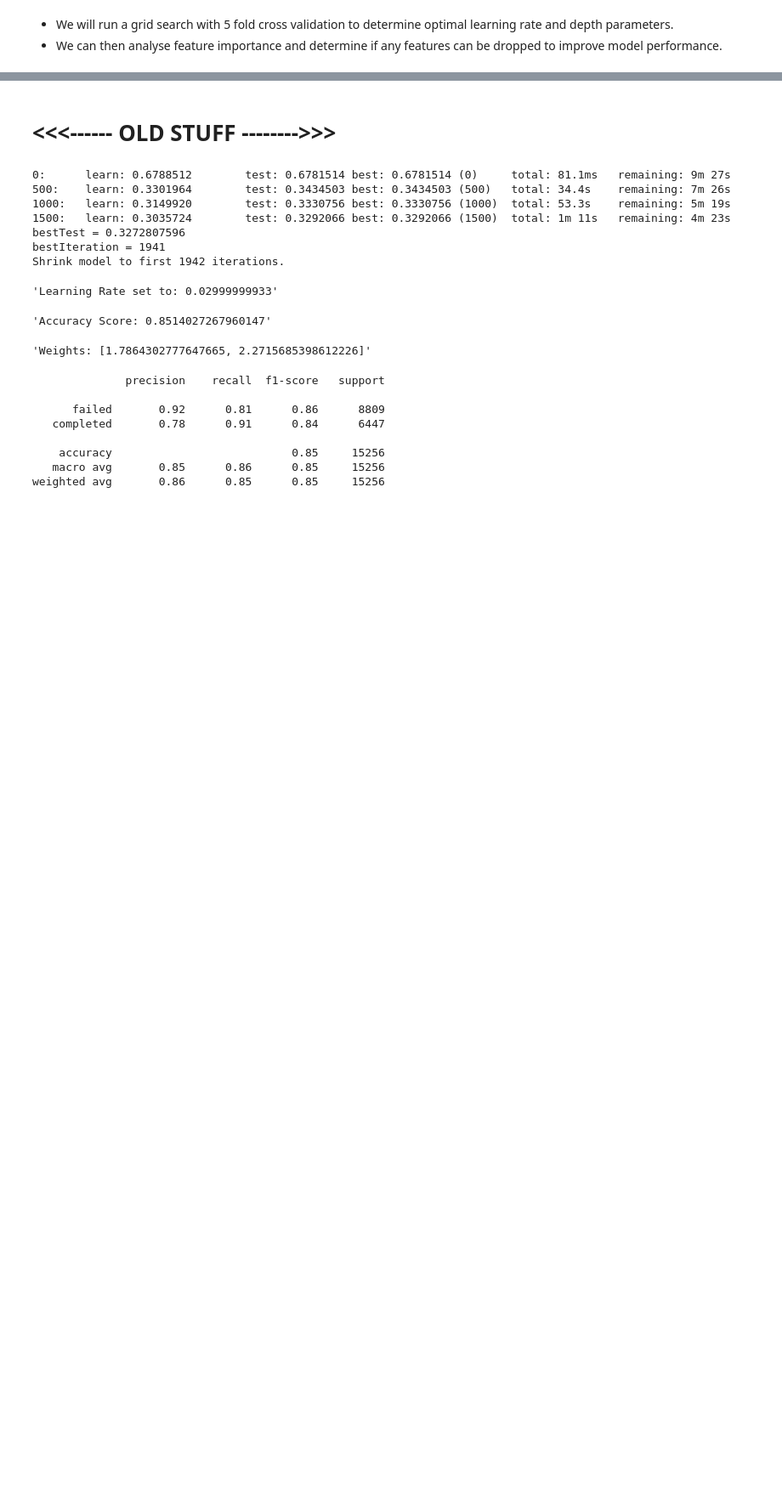
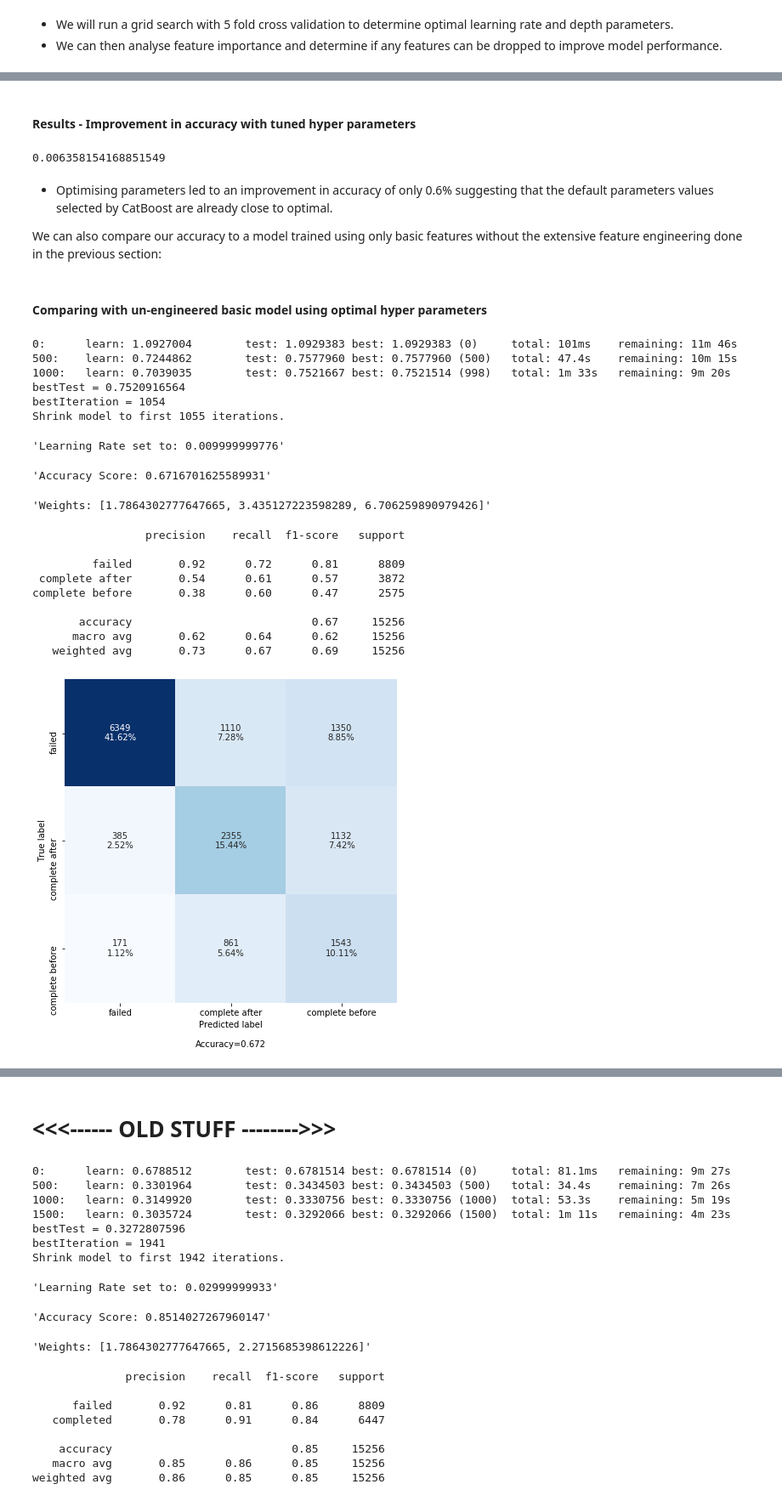
Before and after one commit to GarethEgerton/Starbucks_Udacity, a Jupyter notebook: notebooks/exploratory/4. Grid_Search_NEW.ipynb, the cells around one changed output, grey strips where cells are left out. Shown at 85% size. Cells and saved outputs as stored; diff of their text form; code cells hidden in the pictures; blank space fills up the shorter version.

```diff
--- a/notebooks/exploratory/4. Grid_Search_NEW.ipynb
+++ b/notebooks/exploratory/4. Grid_Search_NEW.ipynb
@@ -298,0 +493,45 @@ gridsearch_early_stopping(cv, X_train, y_train, folds, grid, cat_features=cat_fe
+# %% [markdown]
+#### Results - Improvement in accuracy with tuned hyper parameters
+# %%
+accuracy_improvement = 0.7166360776088097 - 0.7102779234399581
+accuracy_improvement
+# %% [output]
+0.006358154168851549
+# %% [markdown]
+* Optimising parameters led to an improvement in accuracy of only 0.6% suggesting that the default parameters values selected by CatBoost are already close to optimal.
+
+We can also compare our accuracy to a model trained using only basic features without the extensive feature engineering done in the previous section:
+# %% [markdown]
+#### Comparing with un-engineered basic model using optimal hyper parameters
+# %%
+complete_from_view = {'completed_not_viewed': 2,
+                    'completed_before_viewed': 2,
+                    'complete_anyway': 1,
+                    'completed_responsive': 1,
+                    'incomplete_responsive': 0,
+                    'no_complete_no_view': 0,
+                    'unresponsive': 0}
+
+labelling = {'failed': 0, 'complete after':1, 'complete before':2}
+
+exploratory_training(labels=complete_from_view, labels_compact=labelling, feature_engineering=False, **best_params)
+# %% [output]
+0:      learn: 1.0927004        test: 1.0929383 best: 1.0929383 (0)     total: 101ms    remaining: 11m 46s
+500:    learn: 0.7244862        test: 0.7577960 best: 0.7577960 (500)   total: 47.4s    remaining: 10m 15s
+1000:   learn: 0.7039035        test: 0.7521667 best: 0.7521514 (998)   total: 1m 33s   remaining: 9m 20s
+bestTest = 0.7520916564
+bestIteration = 1054
+Shrink model to first 1055 iterations.
+'Learning Rate set to: 0.009999999776'
+'Accuracy Score: 0.6716701625589931'
+'Weights: [1.7864302777647665, 3.435127223598289, 6.706259890979426]'
+                 precision    recall  f1-score   support
+
+         failed       0.92      0.72      0.81      8809
+ complete after       0.54      0.61      0.57      3872
+complete before       0.38      0.60      0.47      2575
+
+       accuracy                           0.67     15256
+      macro avg       0.62      0.64      0.62     15256
+   weighted avg       0.73      0.67      0.69     15256
+[figure, added]
```
Also changed, not shown: parts of 47 cells of this notebook, 33 other files.
